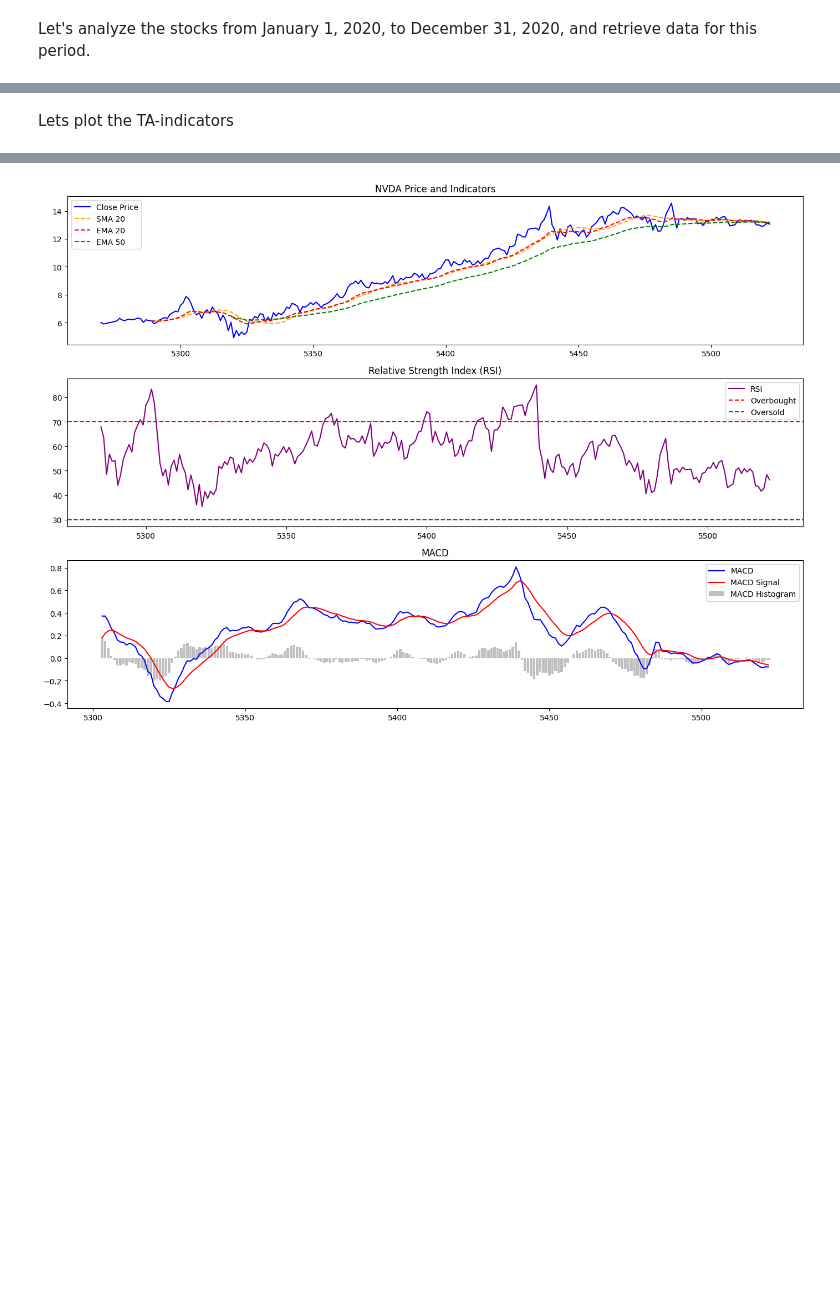
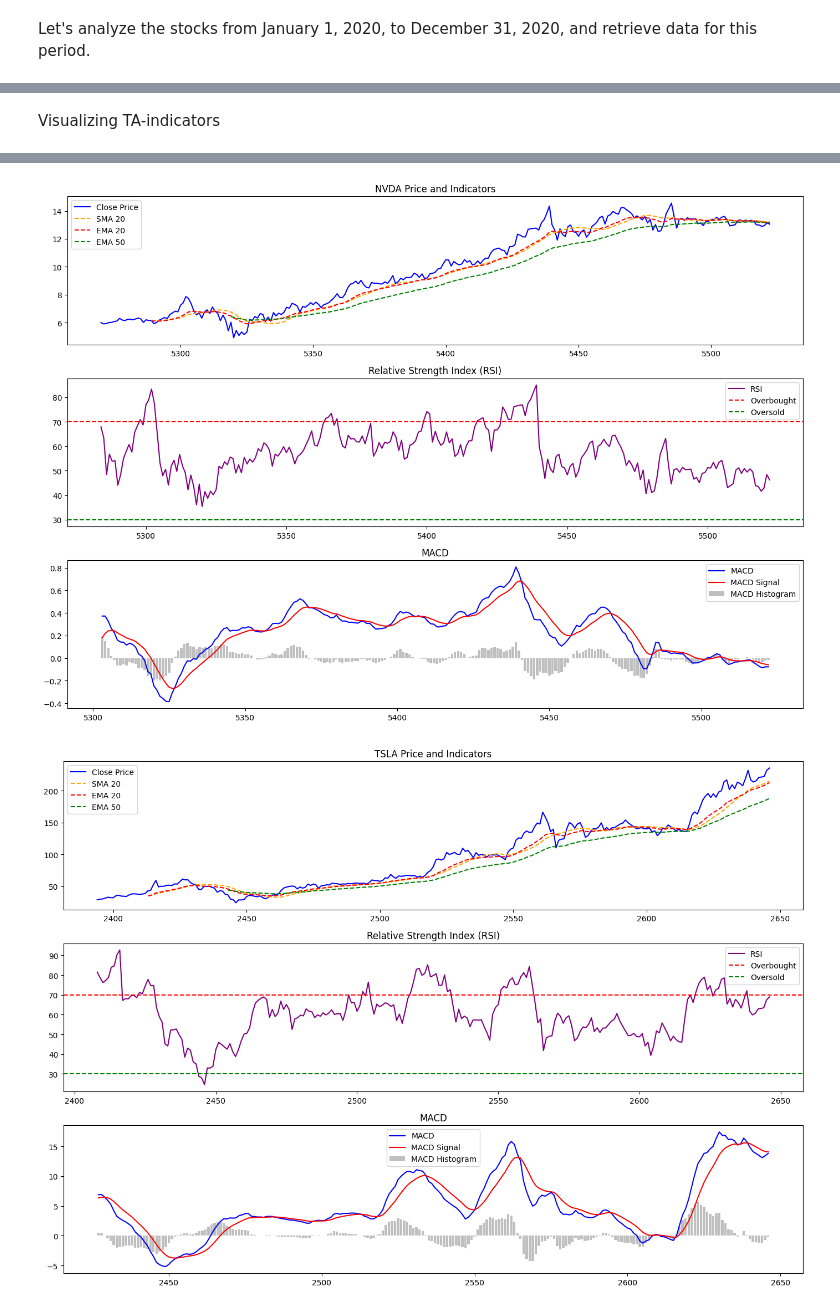
Before and after one commit to Ethel-Star/W1.FinNews-StockPrice-Integration, a Jupyter notebook: notebooks/TALib_Quant_Analysis.ipynb, the cells around one changed output, grey strips where cells are left out. Cells and saved outputs as stored; diff of their text form; code cells hidden in the pictures; blank space fills up the shorter version.

```diff
--- a/notebooks/TALib_Quant_Analysis.ipynb
+++ b/notebooks/TALib_Quant_Analysis.ipynb
@@ -121,6 +128,7 @@ goog_data_2020 = filter_data(goog_data, start_date, end_date)
 meta_data_2020 = filter_data(meta_data, start_date, end_date)
 msft_data_2020 = filter_data(msft_data, start_date, end_date)
 nvda_data_2020 = filter_data(nvda_data, start_date, end_date)
+tsla_data_2020 = filter_data(tsla_data, start_date, end_date)
 
 # Function to plot stock data on subplots
 aapl_data_2020 = filter_data(aapl_data, start_date, end_date)
@@ -129,6 +137,7 @@ goog_data_2020 = filter_data(goog_data, start_date, end_date)
 meta_data_2020 = filter_data(meta_data, start_date, end_date)
 msft_data_2020 = filter_data(msft_data, start_date, end_date)
 nvda_data_2020 = filter_data(nvda_data, start_date, end_date)
+tsla_data_2020 = filter_data(tsla_data, start_date, end_date)
 
 # Display the first few rows of each filtered dataset
 print("AAPL Data (2020) - First few rows:")
@@ -143,6 +152,8 @@ print("\nMSFT Data (2020) - First few rows:")
 print(msft_data_2020.head())
 print("\nNVDA Data (2020) - First few rows:")
 print(nvda_data_2020.head())
+print("\nTSLA Data (2020) - First few rows:")
+print(tsla_data_2020.head())
 # %% [output]
 AAPL Data (2020) - First few rows:
             Date       Open       High        Low      Close  Adj Close  \
@@ -190,8 +201,9 @@ goog_data_2020 = calculate_technical_indicators(goog_data_2020)
 meta_data_2020 = calculate_technical_indicators(meta_data_2020)
 msft_data_2020 = calculate_technical_indicators(msft_data_2020)
 nvda_data_2020 = calculate_technical_indicators(nvda_data_2020)
+tsla_data_2020 = calculate_technical_indicators(tsla_data_2020)
 # %% [markdown]
-Lets plot the TA-indicators
+Visualizing TA-indicators
 # %%
 def plot_stock_data(data, symbol):
     plt.figure(figsize=(14, 10))
@@ -226,14 +238,16 @@ def plot_stock_data(data, symbol):
 # %%
 plot_stock_data(aapl_data_2020, 'AAPL')
 plot_stock_data(amzn_data_2020, 'AMZN')
 plot_stock_data(goog_data_2020, 'GOOG')
 plot_stock_data(meta_data_2020, 'META')
 plot_stock_data(msft_data_2020, 'MSFT')
 plot_stock_data(nvda_data_2020, 'NVDA')
+plot_stock_data(tsla_data_2020, 'TSLA')
 # %% [output]
 [figure]
 [figure]
 [figure]
 [figure]
 [figure]
 [figure]
+[figure, added]
```
Also changed, not shown: parts of 14 cells of this notebook.
